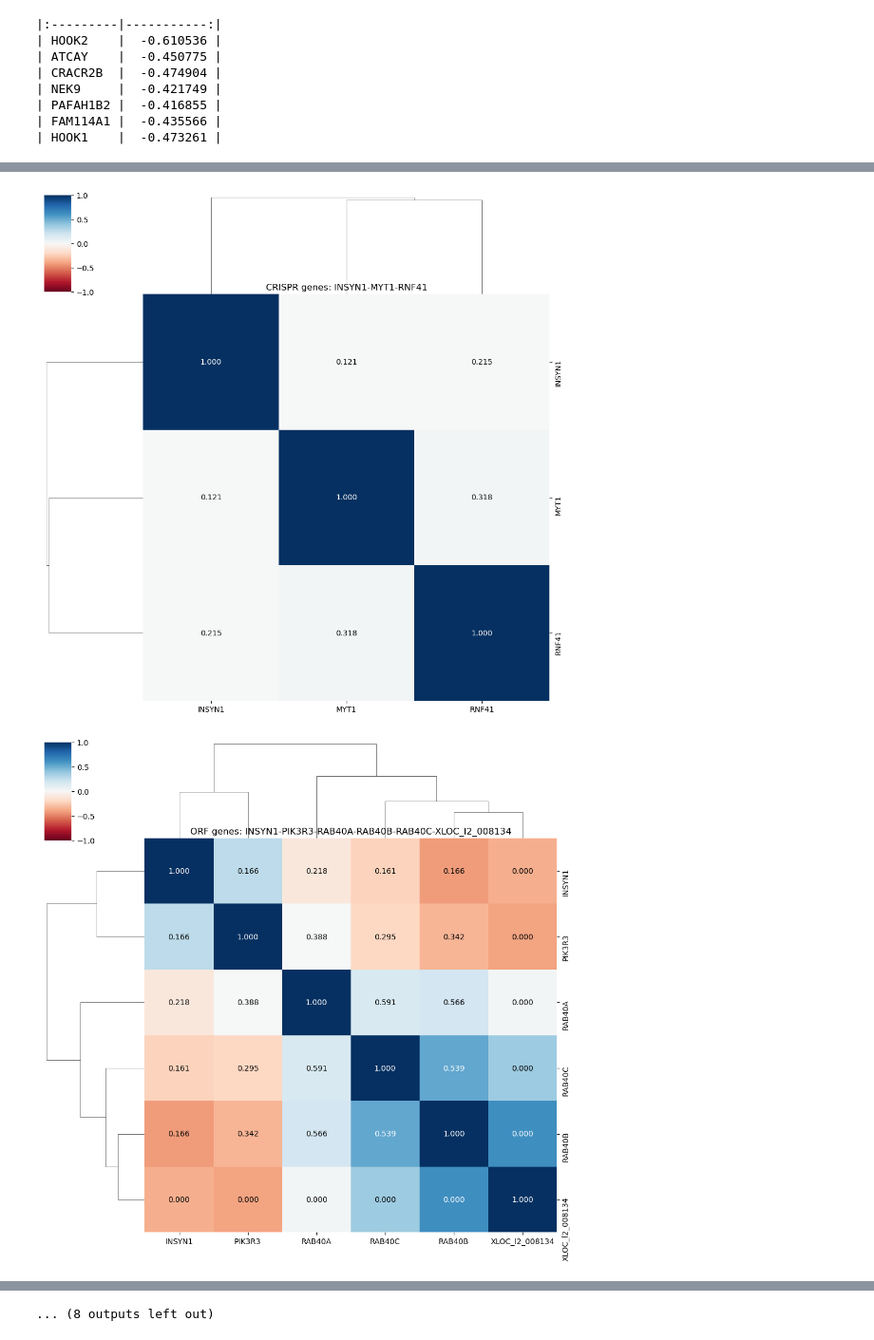
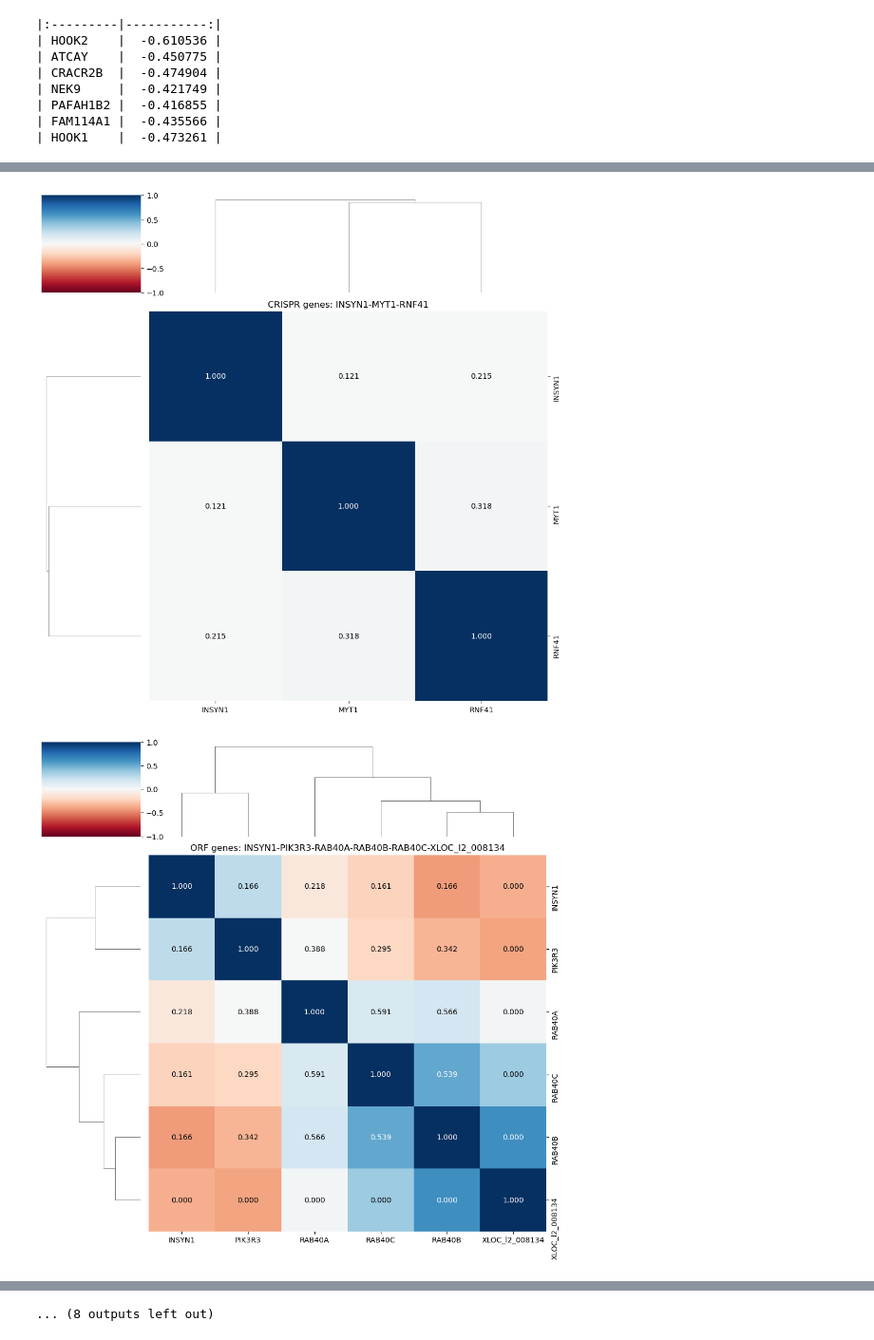
Before and after one commit to jump-cellpainting/2024_Chandrasekaran_Morphmap, a Jupyter notebook: 07.compute-cosine-similarities/05.check-connections.ipynb, the cells around one changed output, grey strips where cells are left out. Shown at 95% size. Drawn from its saved outputs; the diff is of its cells as text; code cells hidden in the pictures.

Commit message:
tight layout

```diff
--- a/07.compute-cosine-similarities/05.check-connections.ipynb
+++ b/07.compute-cosine-similarities/05.check-connections.ipynb
@@ -367,6 +367,7 @@ for genes in previous_gene_lists:
             )
             g.ax_heatmap.text(x, y, text, ha="center", va="center", color=text_color)
 
+    plt.tight_layout()
     plt.savefig(f"figures/ORF-connections-{gene_names}.png", dpi=300)
     plt.savefig(f"figures/ORF-connections-{gene_names}.svg", dpi=300)
 
@@ -393,6 +394,7 @@ for genes in previous_gene_lists:
             )
             g.ax_heatmap.text(x, y, text, ha="center", va="center", color=text_color)
 
+    plt.tight_layout()
     plt.savefig(f"figures/CRISPR-connections-{gene_names}.png", dpi=300)
     plt.savefig(f"figures/CRISPR-connections-{gene_names}.svg", dpi=300)
 # %% [output]
@@ -404,2 +406,2 @@ for genes in previous_gene_lists:
-[figure, old version]
+[figure, new version]
-[figure, old version]
+[figure, new version]
```
Also changed, not shown: parts of 1 cell of this notebook, 41 other files.
